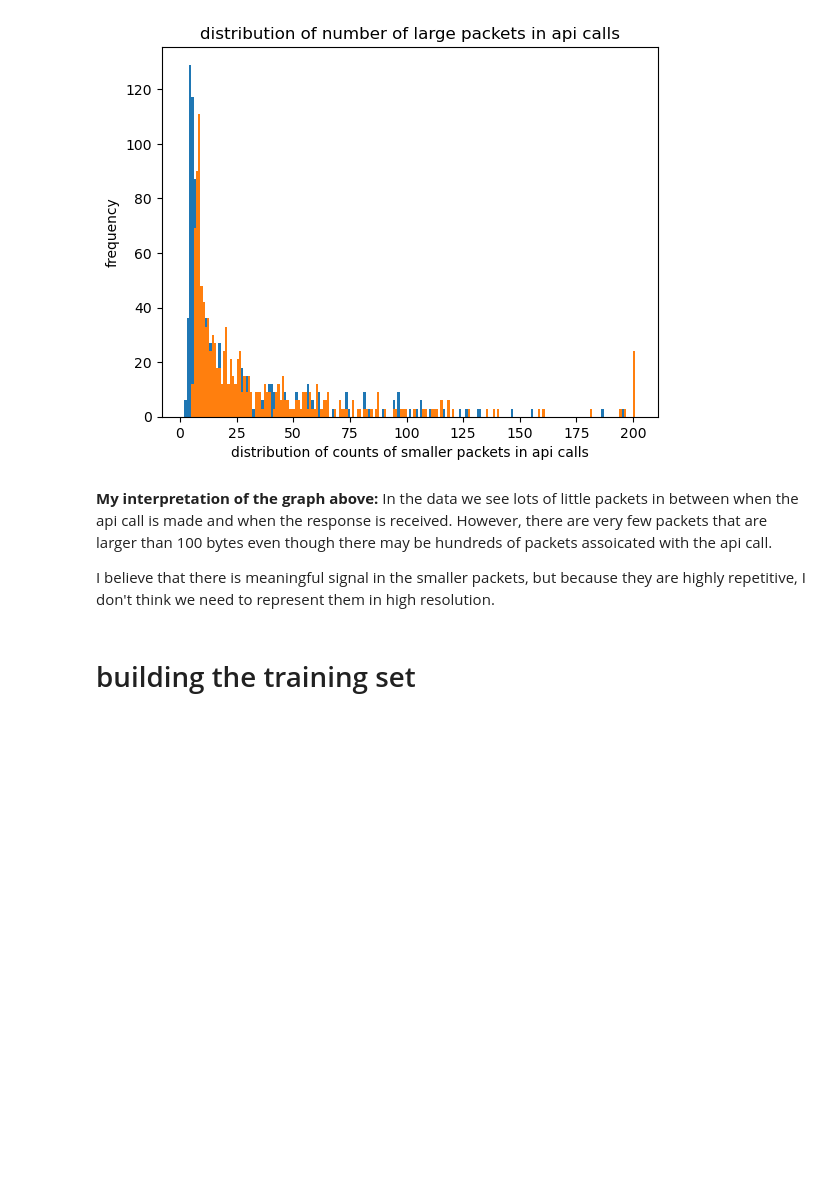
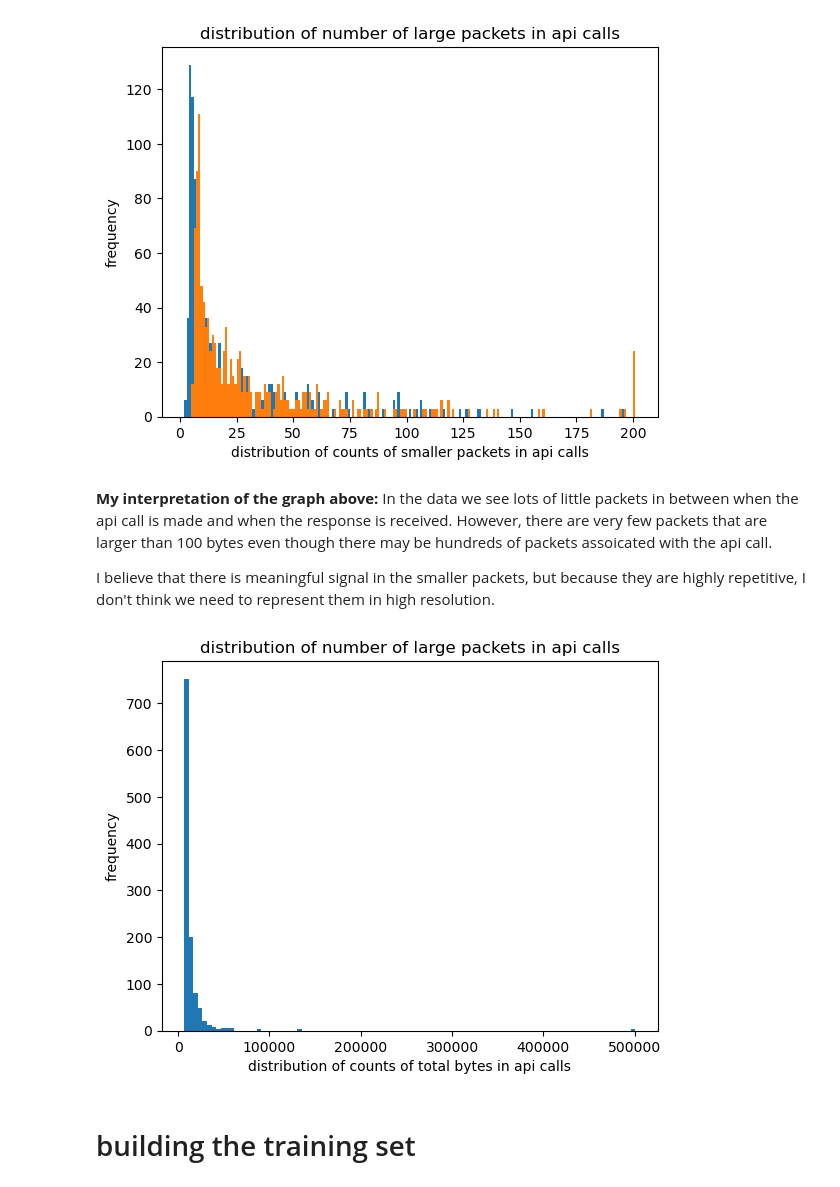
Before and after one commit to noise-course/course-project-zroe1, a Jupyter notebook: main.ipynb, the cells around one changed output. Saved outputs shown, nothing was run; the diff lists cells and outputs as text; code cells hidden in the pictures; blank space fills up the shorter version.

```diff
--- a/main.ipynb
+++ b/main.ipynb
@@ -311,7 +310,28 @@ plot_smaller_packets_distribution()
 
 I believe that there is meaningful signal in the smaller packets, but because they are highly repetitive, I don't think we need to represent them in high resolution.
 # %%
-def plot_distribution_packet_lengths()
+def plot_distribution_total_bytes():
+    x = []
+    for api_calls in all_segments:
+        for api_call in api_calls:
+            x.append(sum(api_call['Length']))
+
+    # I used claude here to make this graph look nicer
+    # https://claude.ai/share/af18cc55-c86f-4b1c-8ff1-181511e5e243
+    plt.title(f'distribution of number of large packets in api calls')
+
+    # min_val = min(min(x), min(x))
+    # max_val = max(min(x), max(x))
+    # # bins = range(min_val, max_val + 2, 1)
+
+    plt.hist(x,bins=100)
+    plt.xlabel(f'distribution of counts of total bytes in api calls')
+    plt.ylabel('frequency')
+    plt.show()
+
+plot_distribution_total_bytes()
+# %% [output]
+[figure, added]
 # %% [markdown]
 # building the training set
 # %%
```
Also changed, not shown: parts of 3 cells of this notebook.
